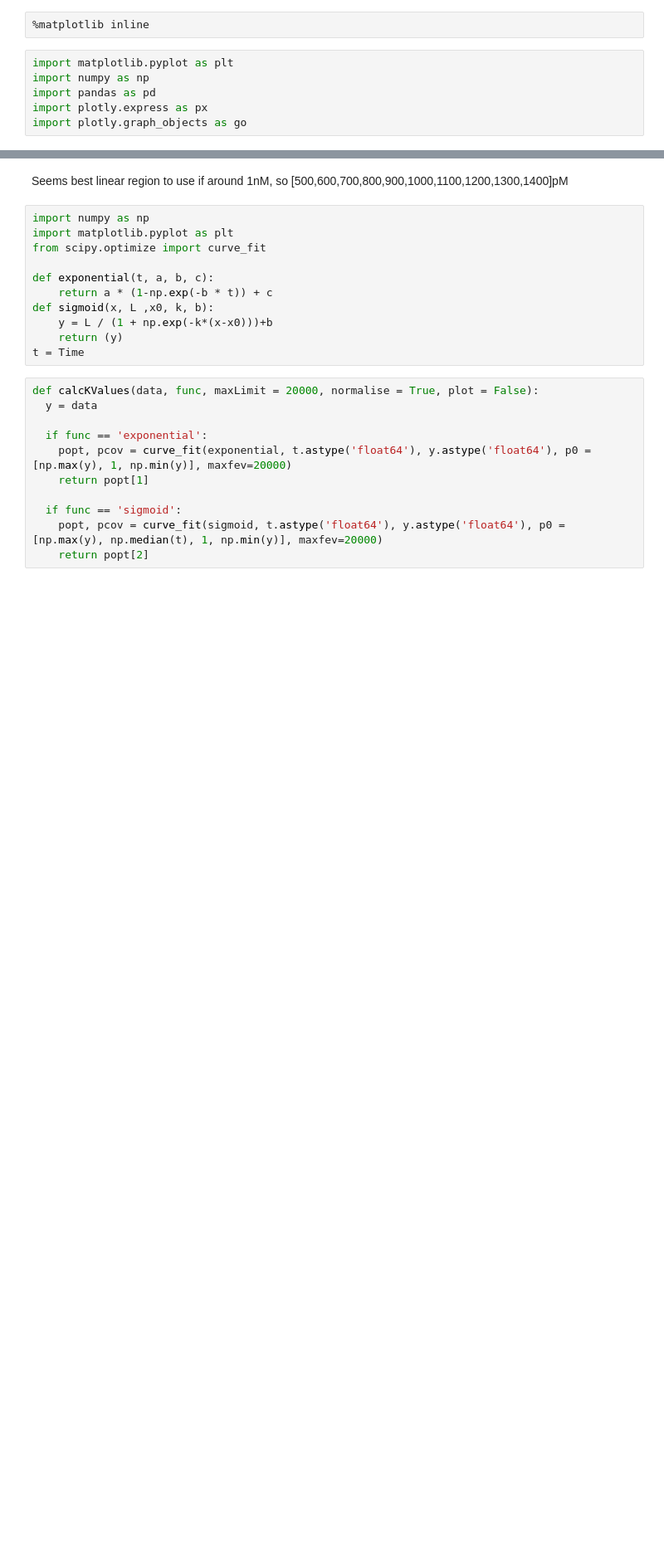
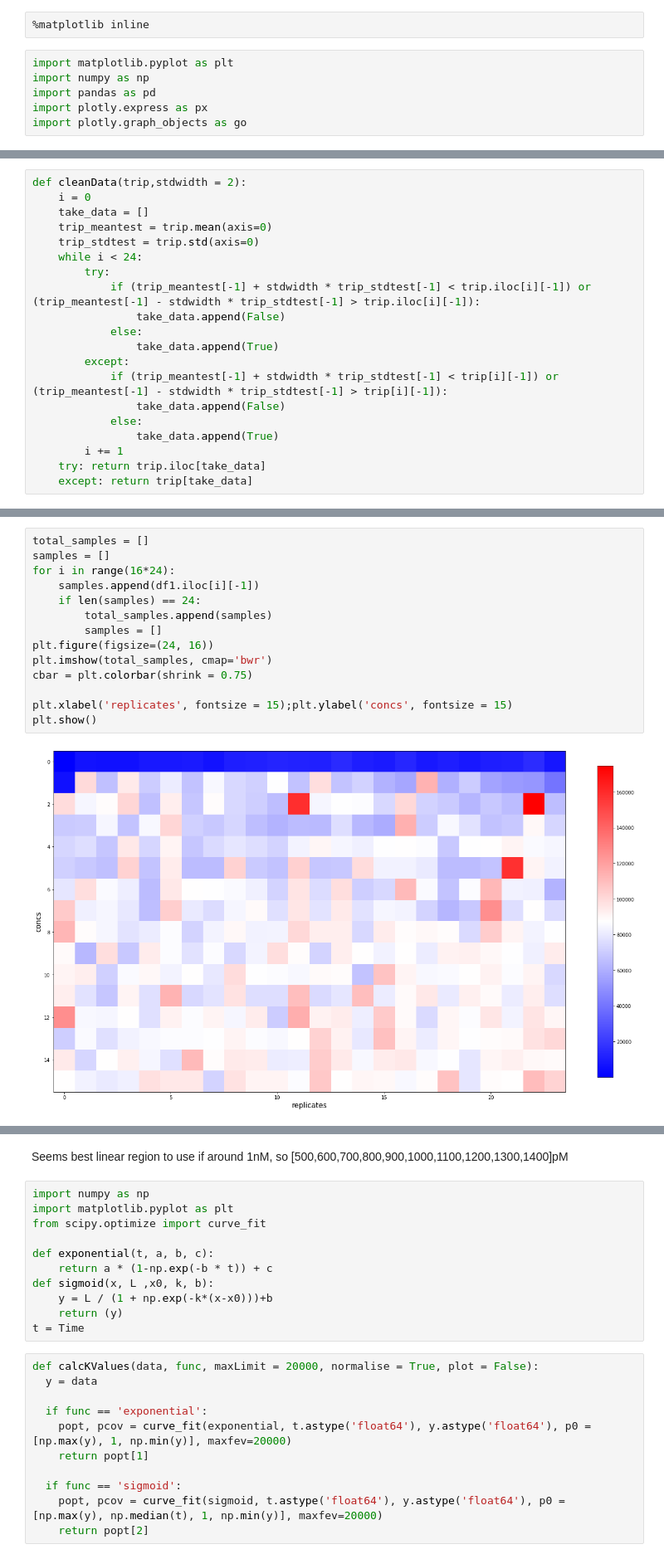
Before and after one commit to brendanhuo/IIB_project, a Jupyter notebook: 2022_2_27_FQCasCleavage_ssDNA_target_titration.ipynb, the cells around one changed output, grey strips where cells are left out. Shown at 83% size. Drawn from its saved outputs; the diff is of its cells as text; blank space fills up the shorter version.

```diff
--- a/2022_2_27_FQCasCleavage_ssDNA_target_titration.ipynb
+++ b/2022_2_27_FQCasCleavage_ssDNA_target_titration.ipynb
@@ -17,3 +21,23 @@ df2 = df.iloc[:,59:-1]
+# %%
+def cleanData(trip,stdwidth = 2):
+    i = 0
+    take_data = []
+    trip_meantest = trip.mean(axis=0)
+    trip_stdtest = trip.std(axis=0)
+    while i < 24:
+        try:
+            if (trip_meantest[-1] + stdwidth * trip_stdtest[-1] < trip.iloc[i][-1]) or (trip_meantest[-1] - stdwidth * trip_stdtest[-1] > trip.iloc[i][-1]):
+                take_data.append(False)
+            else:
+                take_data.append(True)
+        except:
+            if (trip_meantest[-1] + stdwidth * trip_stdtest[-1] < trip[i][-1]) or (trip_meantest[-1] - stdwidth * trip_stdtest[-1] > trip[i][-1]):
+                take_data.append(False)
+            else:
+                take_data.append(True)
+        i += 1
+    try: return trip.iloc[take_data]
+    except: return trip[take_data]
 # %%
 #Make variables for time and separate into triplicates
 Time = df1.loc['Time [h]']*60
@@ -162 +209,17 @@ HTML(animator.to_html5_video())
+# %%
+total_samples = []
+samples = []
+for i in range(16*24):
+    samples.append(df1.iloc[i][-1])
+    if len(samples) == 24:
+        total_samples.append(samples)
+        samples = []
+plt.figure(figsize=(24, 16))
+plt.imshow(total_samples, cmap='bwr')
+cbar = plt.colorbar(shrink = 0.75)
+
+plt.xlabel('replicates', fontsize = 15);plt.ylabel('concs', fontsize = 15)
+plt.show()
+# %% [output]
+[figure, added]
 # %%
```
Also changed, not shown: parts of 12 cells of this notebook, 3 other files.
